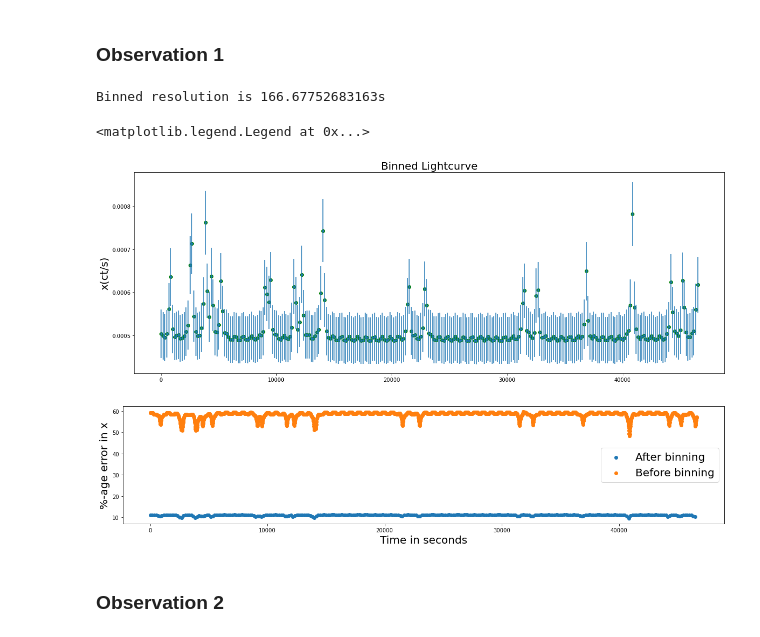
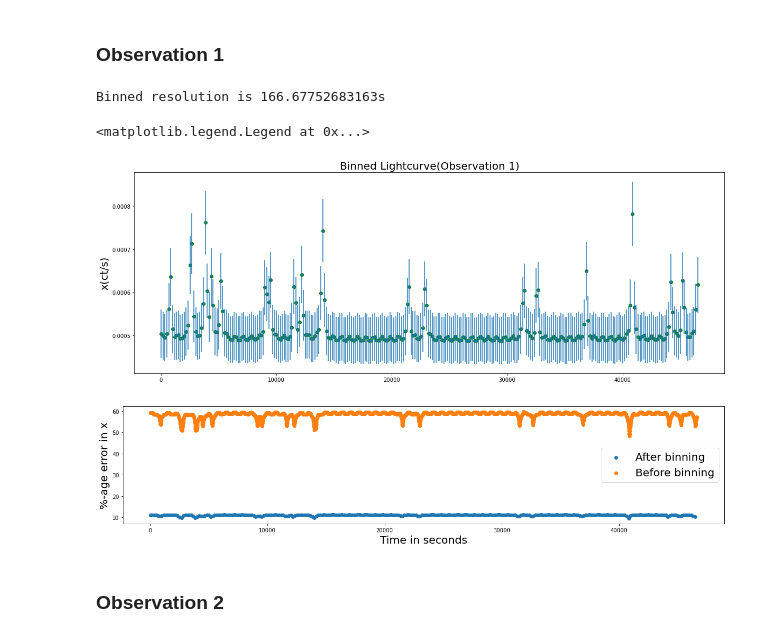
Before and after one commit to Samrat0512/IIST-MS-Project, a Jupyter notebook: Lightcurves/source_6/ACIS_Broad_Band.ipynb, the cells around one changed output. Drawn from its saved outputs; the diff is of its cells as text; code cells hidden in the pictures.

```diff
--- a/Lightcurves/source_6/ACIS_Broad_Band.ipynb
+++ b/Lightcurves/source_6/ACIS_Broad_Band.ipynb
@@ -166,35 +166,35 @@ for i in range(n_bin_b_1):
     sum_err_sq = 0
     for j in range((bin_size_b_1)):
         #summing and averaging all the counts
         cr_binned_b_1[i] += count_rate_b_1[j+i*bin_size_b_1]/bin_size_b_1
         #summing square errors
         sum_err_sq += count_rate_err_b_1[j+i*bin_size_b_1]**2
     err_binned_b_1[i] = (sum_err_sq/n_bin_b_1)**0.5
 
 #Percentage error before and after binning
 err_percent_binned_b_1 = []
 err_percent_b_1 = []
 for i in range(n_bin_b_1):
     err_percent_binned_b_1.append((err_binned_b_1[i]/cr_binned_b_1[i])*100)
 for i in range(n_total_b_1):
     err_percent_b_1.append((count_rate_err_b_1[i]/count_rate_b_1[i])*100)
 
 plt.figure(figsize = [20,7], facecolor = 'w')
 plt.scatter(t_binned_b_1,cr_binned_b_1,c='green')
 plt.errorbar(t_binned_b_1, cr_binned_b_1, err_binned_b_1,fmt = '.')
-plt.title('Binned Lightcurve', fontsize = 20)
+plt.title('Binned Lightcurve(Observation 1)', fontsize = 20)
 plt.ylabel('x(ct/s)', fontsize = 20)
 plt.figure(figsize = [20,4], facecolor = 'w')
 plt.scatter(t_binned_b_1,err_percent_binned_b_1, label = 'After binning')
 plt.scatter(dt_b_1[:n_total_b_1],err_percent_b_1, label = 'Before binning')
 #plt.ylim(9.3,11)
 plt.ylabel('%-age error in x', fontsize = 20)
 plt.xlabel('Time in seconds', fontsize = 20)
 plt.legend(fontsize = 20)
 # %% [output]
 Binned resolution is 166.67752683163s
 <matplotlib.legend.Legend at 0x...>
-[figure, old version]
+[figure, new version]
 [figure]
 # %% [markdown]
 ### Observation 2
```
Also changed, not shown: parts of 9 cells of this notebook.
